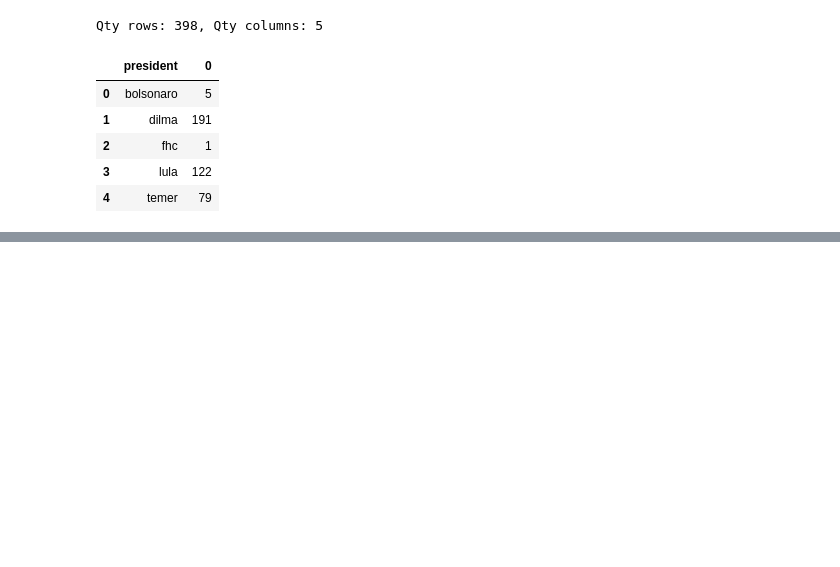
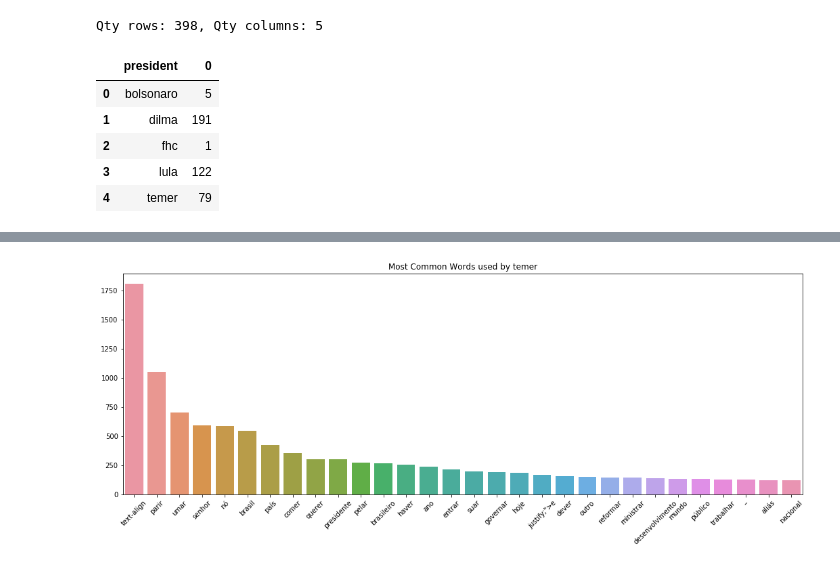
Before and after one commit to fclesio/lda-brazilian-books, a Jupyter notebook: src/lda-presidential-speeches.ipynb, the cells around one changed output, grey strips where cells are left out. Saved outputs shown, nothing was run; the diff lists cells and outputs as text; code cells hidden in the pictures; blank space fills up the shorter version.

```diff
--- a/src/lda-presidential-speeches.ipynb
+++ b/src/lda-presidential-speeches.ipynb
@@ -173,0 +769,4 @@ def get_word_frequency(artist):
+# %%
+get_word_frequency('temer')
+# %% [output]
+[figure, added]
```
Also changed, not shown: parts of 12 cells of this notebook, 5 other files.
